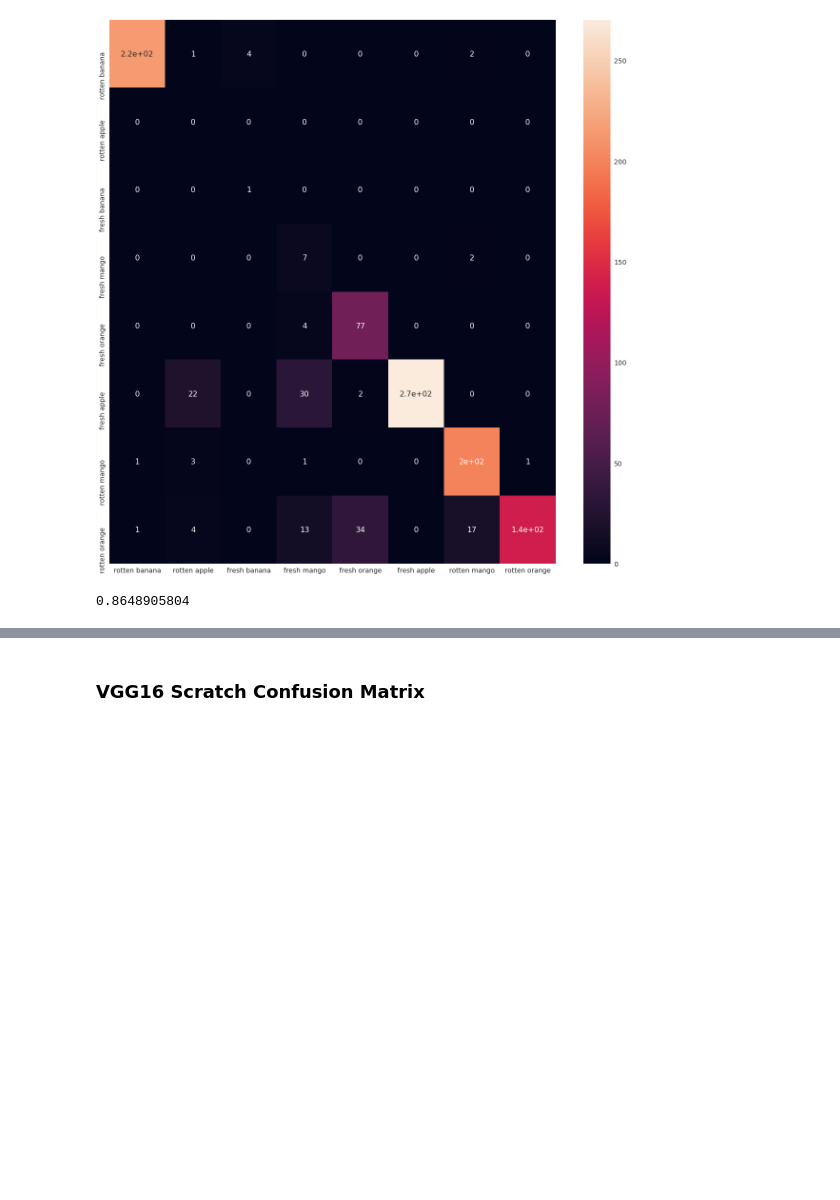
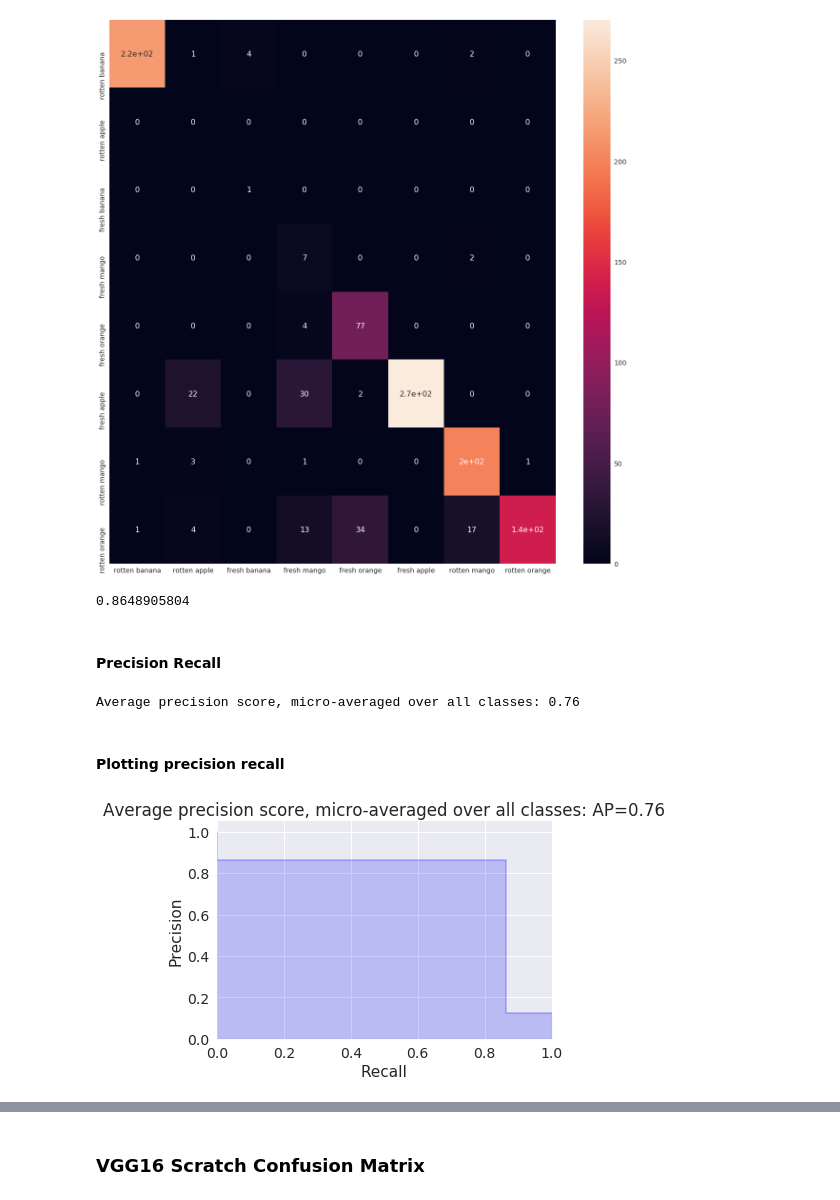
Before and after one commit to ShawonAshraf/CSE499Project, a Jupyter notebook: Source/Result_Pickler_CNF/Confusion Matrix Calculation.ipynb, the cells around one changed output, grey strips where cells are left out. Saved outputs shown, nothing was run; the diff lists cells and outputs as text; code cells hidden in the pictures; blank space fills up the shorter version.

Commit message:
mc precision recall curve

```diff
--- a/Source/Result_Pickler_CNF/Confusion Matrix Calculation.ipynb
+++ b/Source/Result_Pickler_CNF/Confusion Matrix Calculation.ipynb
@@ -96,3 +98,67 @@ accuracy = accuracy_score(y_true, y_pred)
 print(accuracy)
 # %% [output]
 0.8648905804
+# %% [markdown]
+#### Precision Recall
+# %%
+# recall
+# multi class recall
+from sklearn.metrics import precision_recall_curve, average_precision_score
+from sklearn.preprocessing import label_binarize
+
+# For each class
+
+
+y_true = label_binarize(y_true, classes=[x for x in range(8)])
+y_pred = label_binarize(y_pred, classes=[x for x in range(8)])
+
+n_classes = y_true.shape[1]
+
+
+precision = dict()
+recall = dict()
+average_precision = dict()
+
+
+# runs
+for i in range(n_classes):
+    precision[i], recall[i], _ = precision_recall_curve(y_true[:, i],
+                                                        y_pred[:, i])
+    average_precision[i] = average_precision_score(y_true[:, i], y_pred[:, i])
+
+
+precision["micro"], recall["micro"], _ = precision_recall_curve(y_true.ravel(),
+    y_pred.ravel())
+
+average_precision["micro"] = average_precision_score(y_true, y_pred,
+                                                     average="micro")
+
+
+# log
+print('Average precision score, micro-averaged over all classes: {0:0.2f}'
+      .format(average_precision["micro"]))
+# %% [output]
+Average precision score, micro-averaged over all classes: 0.76
+# %% [markdown]
+#### Plotting precision recall
+# %%
+# plot
+
+plt.figure()
+plt.step(recall['micro'], precision['micro'], color='b', alpha=0.2,
+         where='post')
+plt.fill_between(recall["micro"], precision["micro"], step='post', alpha=0.2,
+                 color='b')
+
+plt.xlabel('Recall')
+plt.ylabel('Precision')
+plt.ylim([0.0, 1.05])
+plt.xlim([0.0, 1.0])
+plt.title(
+    'Average precision score, micro-averaged over all classes: AP={0:0.2f}'
+    .format(average_precision["micro"]))
+
+
+plt.show()
+# %% [output]
+[figure, added]
```
Also changed, not shown: parts of 8 cells of this notebook.
